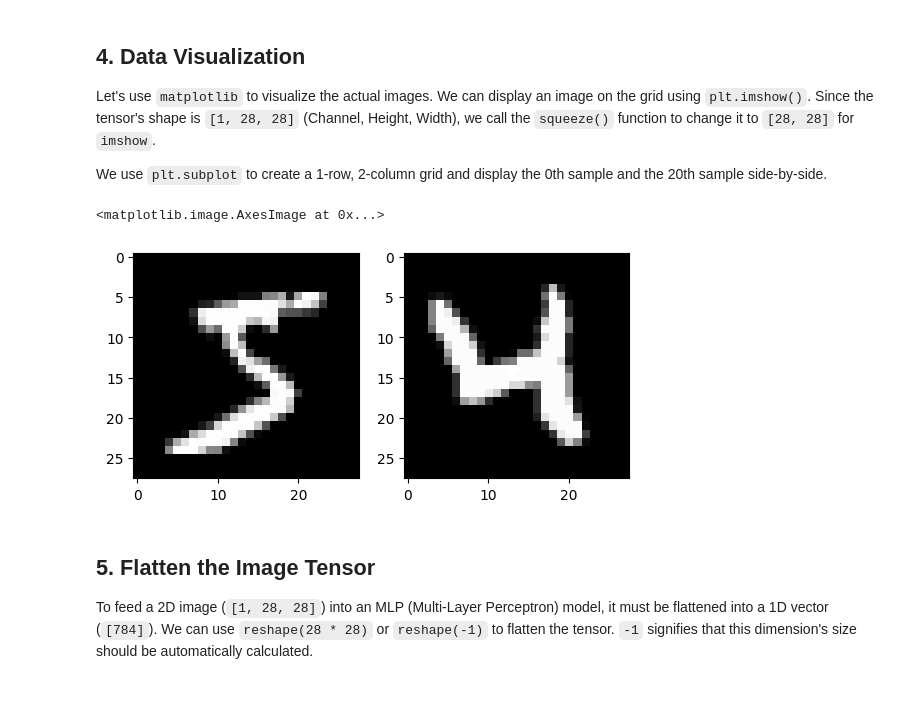
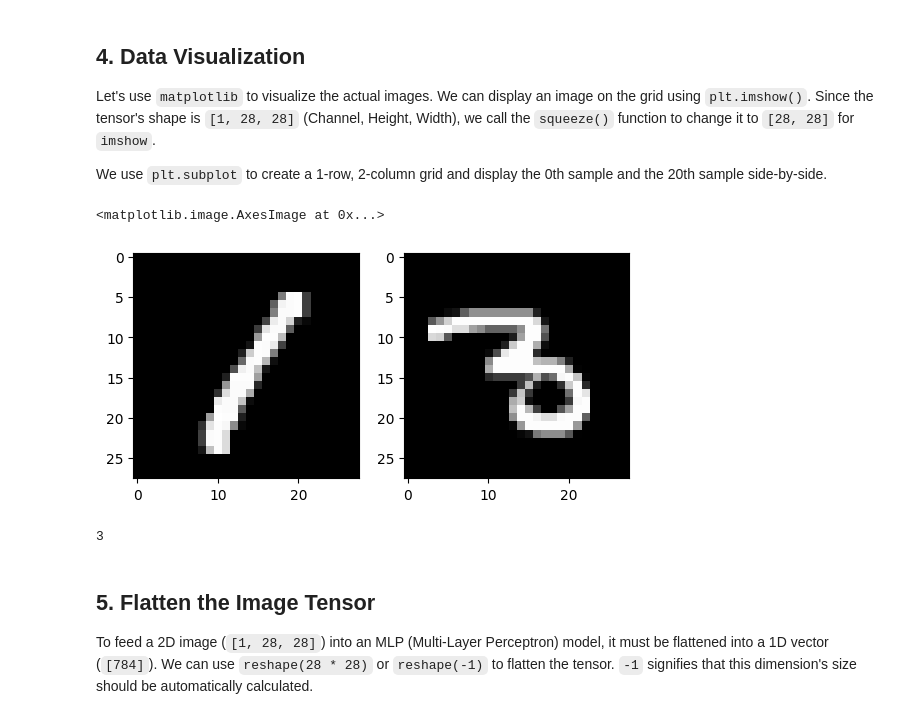
Before and after one commit to jdasam/mas1004, a Jupyter notebook: live_coding/4_MNIST_classification.ipynb, the cells around one changed output. Saved outputs shown, nothing was run; the diff lists cells and outputs as text; code cells hidden in the pictures.

```diff
--- a/live_coding/4_MNIST_classification.ipynb
+++ b/live_coding/4_MNIST_classification.ipynb
@@ -31,5 +31,5 @@ test_data = dsets.MNIST(root = './data', train = False,
 
 We retrieve the first sample (`train_data[0]`) from the training dataset and store it in the `img` and `label` variables. We then print `img.shape` to check the image tensor's dimensions (Channel, Height, Width) and print `label` to see the correct digit.
 # %%
-img, label = train_data[0]
+img, label = train_data[3]
 print(img.shape), print(label)
@@ -43,11 +47,17 @@ We use `plt.subplot` to create a 1-row, 2-column grid and display the 0th sample
 # %%
 plt.subplot(1, 2, 1) # use 1 row, 2 column, and use 1st place
 plt.imshow(img.squeeze())
 plt.subplot(1,2,2)
-plt.imshow(train_data[20][0].squeeze())
+plt.imshow(train_data[30][0].squeeze())
 # %% [output]
 <matplotlib.image.AxesImage at 0x...>
-[figure, old version]
+[figure, new version]
+# %%
+data = train_data[30]
+len(data)
+data[1]
+# %% [output]
+3
 # %% [markdown]
 ## 5. Flatten the Image Tensor
 
```
Also changed, not shown: parts of 12 cells of this notebook.
